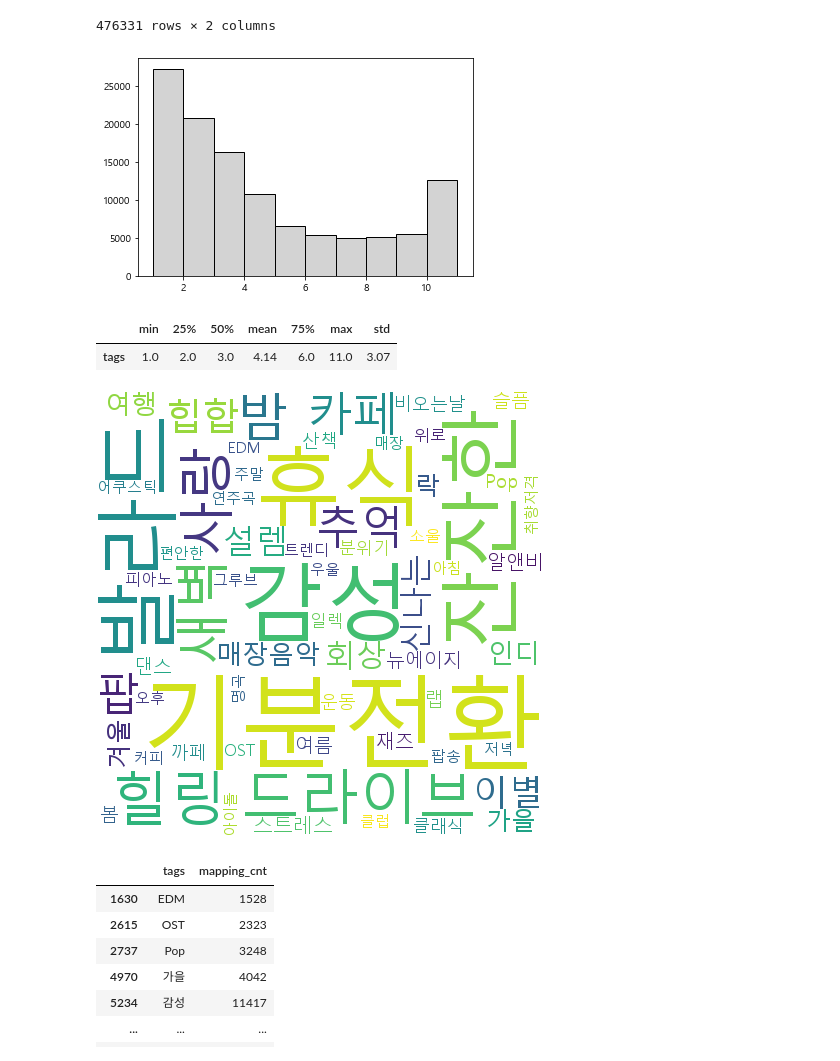
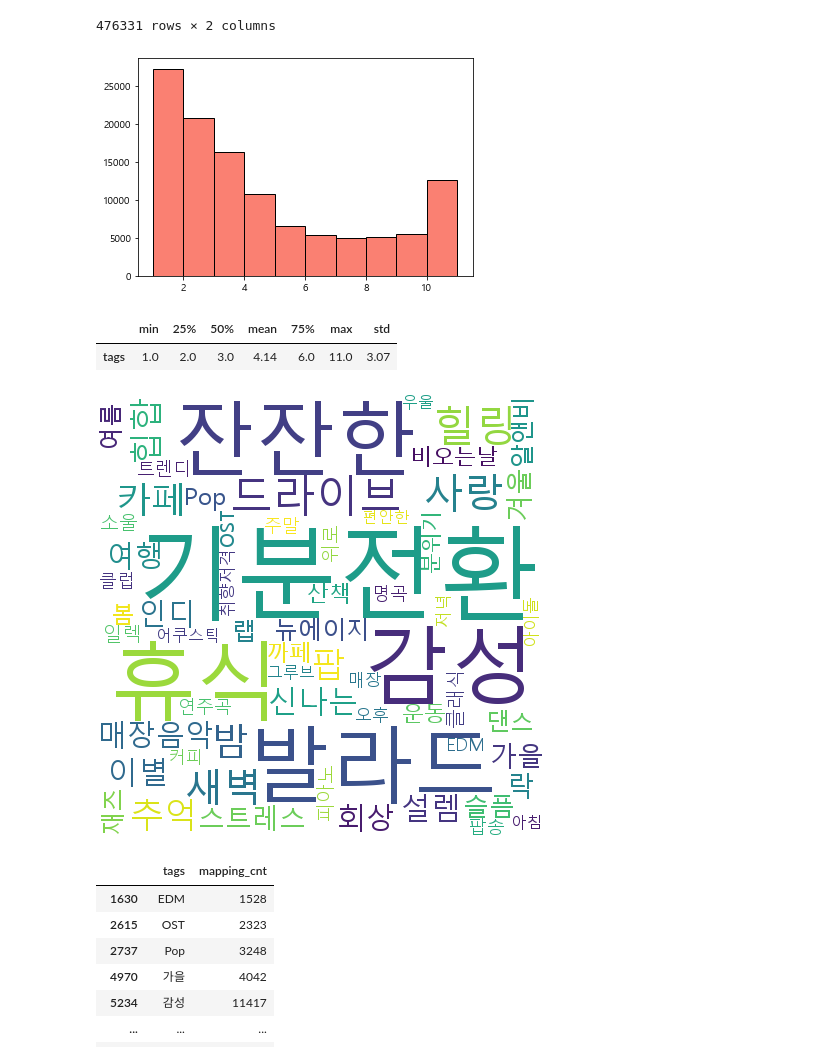
Before and after one commit to leesominn/ProjectDL, a Jupyter notebook: preprocessing/melon_playlist_preprocessing.ipynb, the cells around one changed output. Cells and saved outputs as stored; diff of their text form; code cells hidden in the pictures.

```diff
--- a/preprocessing/melon_playlist_preprocessing.ipynb
+++ b/preprocessing/melon_playlist_preprocessing.ipynb
@@ -15,5 +15,5 @@ font_path = 'C:/Windows/Fonts/malgun.ttf'
 font_name = fm.FontProperties(fname=font_path).get_name()
 plt.rc('font',family=font_name)
 # %%
-train = pd.read_json('./data/train.json', typ = 'frame')
+train = pd.read_json('C:\\localRepository\\ProjectDL\\data\\train.json', typ = 'frame')
 # %%
@@ -68,12 +68,12 @@ df_song
 # %%
 # 1. 플레이리스트 별 매핑 태그 수 count 테이블 생성 : plylst_tag_cnt
 plylst_tag_cnt = pd.DataFrame(df_song.groupby('id').tags.nunique())
 
 # 2. plotting
-plt.hist(plylst_tag_cnt['tags'], range(1, 12), color = "lightgrey", edgecolor = "black")
+plt.hist(plylst_tag_cnt['tags'], range(1, 12), color = "salmon", edgecolor = "black")
 plt.show()
 # %% [output]
-[figure, old version]
+[figure, new version]
 # %%
 round(plylst_tag_cnt.describe().loc[['min', '25%', '50%', 'mean', '75%', 'max', 'std']].transpose(), 2)
 # %% [output]
@@ -93,7 +93,7 @@ word_count = list(zip(tag_cnt['tags'], tag_cnt['mapping_cnt']))
 wc = WordCloud(font_path = font_path, background_color = 'white', max_words = 100, width = 450, height = 450)
 wc.generate_from_frequencies(dict(word_count)).to_image()
 # %% [output]
-[figure, old version]
+[figure, new version]
 # %%
 tag_cnt
 # %% [output]
```
Also changed, not shown: parts of 7 cells of this notebook, 1 other file.
